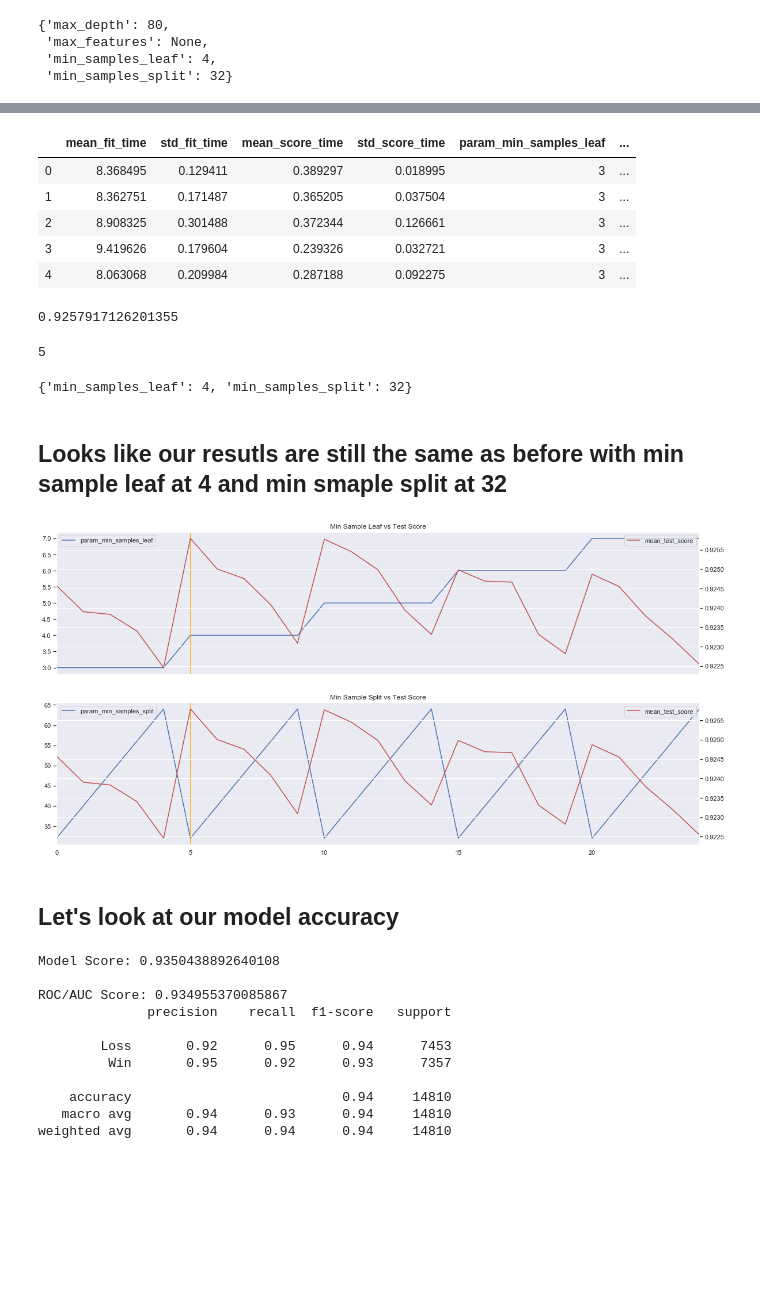
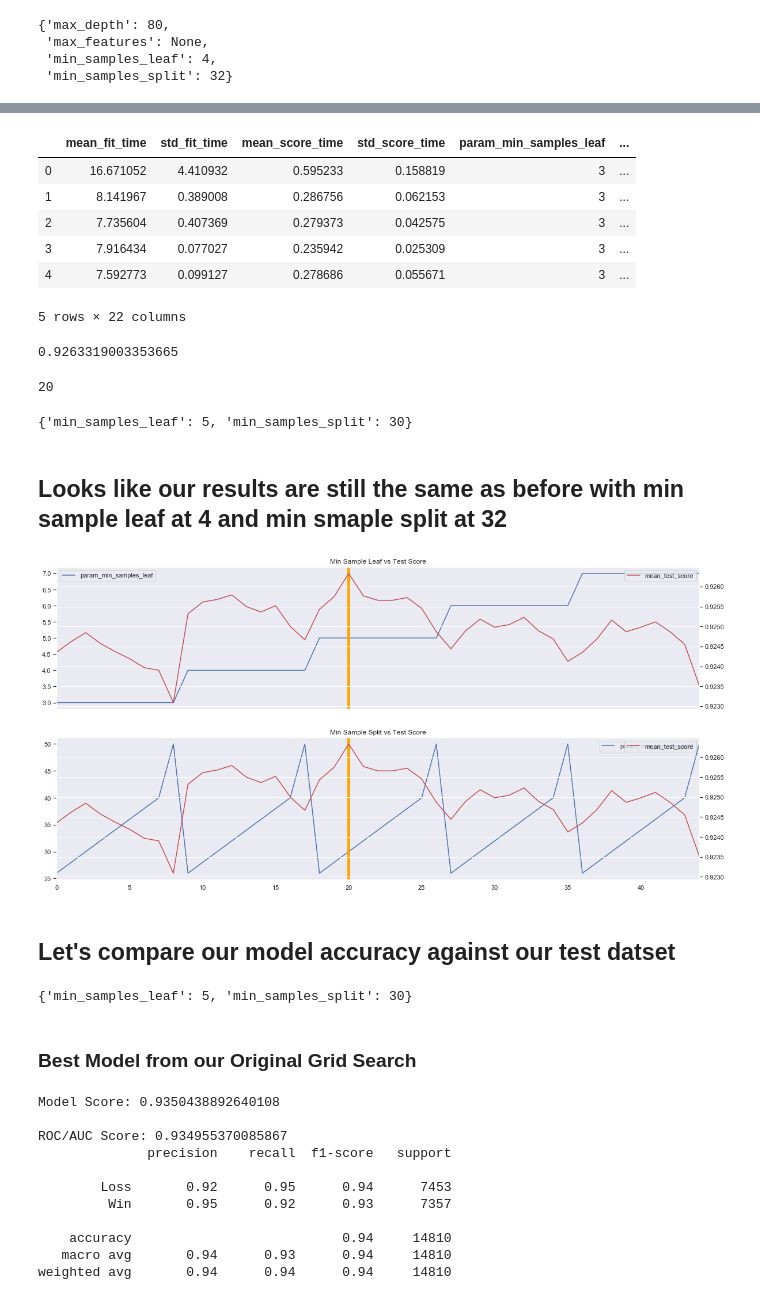
Before and after one commit to sv650s/atp-tennis-predictions, a Jupyter notebook: notebooks/7.2.3-atp_diff-ohe-1985-gridsearchCV.ipynb, the cells around one changed output, grey strips where cells are left out. Drawn from its saved outputs; the diff is of its cells as text; code cells hidden in the pictures; blank space fills up the shorter version.

```diff
--- a/notebooks/7.2.3-atp_diff-ohe-1985-gridsearchCV.ipynb
+++ b/notebooks/7.2.3-atp_diff-ohe-1985-gridsearchCV.ipynb
@@ -115,7 +115,7 @@ from sklearn.model_selection import GridSearchCV
 
 dt = DecisionTreeClassifier(random_state = RSTATE)
 parameters = { 'min_samples_split': [2, 4, 8, 16, 32],  'max_depth': [40, 80, 160, 320], 'min_samples_leaf': [1, 2, 4, 8, 16, 32], 'max_features': [None, 'sqrt', 'log2']}
-gscv = GridSearchCV(dt, parameters, cv=5, scoring='accuracy', verbose = 1, refit = True, n_jobs = N_JOBS)
+gscv = GridSearchCV(dt, parameters, cv=5, scoring='accuracy', verbose = 1, refit = True, n_jobs = N_JOBS, return_train_score = True)
 gscv.fit(X_train, y_train)
 # %% [output]
 Fitting 5 folds for each of 360 candidates, totalling 1800 fits
@@ -283,8 +282,8 @@ gscv.best_params_
 # %%
 from sklearn.model_selection import GridSearchCV
 
-dt = DecisionTreeClassifier(random_state = RSTATE, max_depth = 80, max_features = None)
-parameters = { 'min_samples_split': [32, 40, 48, 56, 64],  'min_samples_leaf': [3, 4, 5, 6, 7]}
-gscv2 = GridSearchCV(dt, parameters, cv=5, scoring='accuracy', verbose = 1, refit = True, n_jobs = N_JOBS)
+dt2 = DecisionTreeClassifier(random_state = RSTATE, max_depth = None, max_features = None)
+parameters = { 'min_samples_split': [26, 28, 30, 32, 34, 36, 38, 40, 50],  'min_samples_leaf': [3, 4, 5, 6, 7]}
+gscv2 = GridSearchCV(dt2, parameters, cv=5, scoring='accuracy', verbose = 1, refit = True, n_jobs = N_JOBS, return_train_score = True)
 gscv2.fit(X_train, y_train)
 # %% [output]
@@ -314,42 +315,49 @@ results_df2 = pd.DataFrame(gscv2.cv_results_)
 results_df2.head()
 # %% [output]
 |  | mean_fit_time | std_fit_time | mean_score_time | std_score_time | param_min_samples_leaf | ... |
-| 0 | 8.368495 | 0.129411 | 0.389297 | 0.018995 | 3 | ... |
-| 1 | 8.362751 | 0.171487 | 0.365205 | 0.037504 | 3 | ... |
-| 2 | 8.908325 | 0.301488 | 0.372344 | 0.126661 | 3 | ... |
-| 3 | 9.419626 | 0.179604 | 0.239326 | 0.032721 | 3 | ... |
-| 4 | 8.063068 | 0.209984 | 0.287188 | 0.092275 | 3 | ... |
+| 0 | 16.671052 | 4.410932 | 0.595233 | 0.158819 | 3 | ... |
+| 1 | 8.141967 | 0.389008 | 0.286756 | 0.062153 | 3 | ... |
+| 2 | 7.735604 | 0.407369 | 0.279373 | 0.042575 | 3 | ... |
+| 3 | 7.916434 | 0.077027 | 0.235942 | 0.025309 | 3 | ... |
+| 4 | 7.592773 | 0.099127 | 0.278686 | 0.055671 | 3 | ... |
+5 rows × 22 columns
 # %%
 gscv2.best_score_
 # %% [output]
-0.9257917126201355
+0.9263319003353665
 # %%
 gscv2.best_index_
 # %% [output]
-5
+20
 # %%
 gscv2.best_params_
 # %% [output]
-{'min_samples_leaf': 4, 'min_samples_split': 32}
+{'min_samples_leaf': 5, 'min_samples_split': 30}
 # %% [markdown]
-## Looks like our resutls are still the same as before with min sample leaf at 4 and min smaple split at 32
+## Looks like our results are still the same as before with min sample leaf at 4 and min smaple split at 32
 # %%
 f, a = plt.subplots(2, 1, figsize=(20, 10))
 
 ax = results_df2["param_min_samples_leaf"].plot(ax=a[0], legend=True)
 results_df2["mean_test_score"].plot(ax=ax.twinx(), legend=True, color='r')
-ax.axvline(gscv2.best_index_, 0, results_df2["param_min_samples_leaf"].max(), c='orange')
+ax.axvline(gscv2.best_index_, 0, results_df2["param_min_samples_leaf"].max(), c='orange', linewidth=5)
 ax.set_title("Min Sample Leaf vs Test Score")
 ax.grid(False)
 
 
 ax = results_df2["param_min_samples_split"].plot(ax=a[1], legend=True)
 results_df2["mean_test_score"].plot(ax=ax.twinx(), legend=True, color='r')
-ax.axvline(gscv2.best_index_, 0, results_df2["param_min_samples_split"].max(), c='orange')
+ax.axvline(gscv2.best_index_, 0, results_df2["param_min_samples_split"].max(), c='orange', linewidth=5)
 ax.set_title("Min Sample Split vs Test Score")
 ax.grid(False)
 # %% [output]
-[figure, old version]
+[figure, new version]
 # %% [markdown]
-## Let's look at our model accuracy
+## Let's compare our model accuracy against our test datset
+# %%
+gscv2.best_params_
+# %% [output]
+{'min_samples_leaf': 5, 'min_samples_split': 30}
+# %% [markdown]
+### Best Model from our Original Grid Search
 # %%
```
Also changed, not shown: parts of 23 cells of this notebook, 8 other files.
